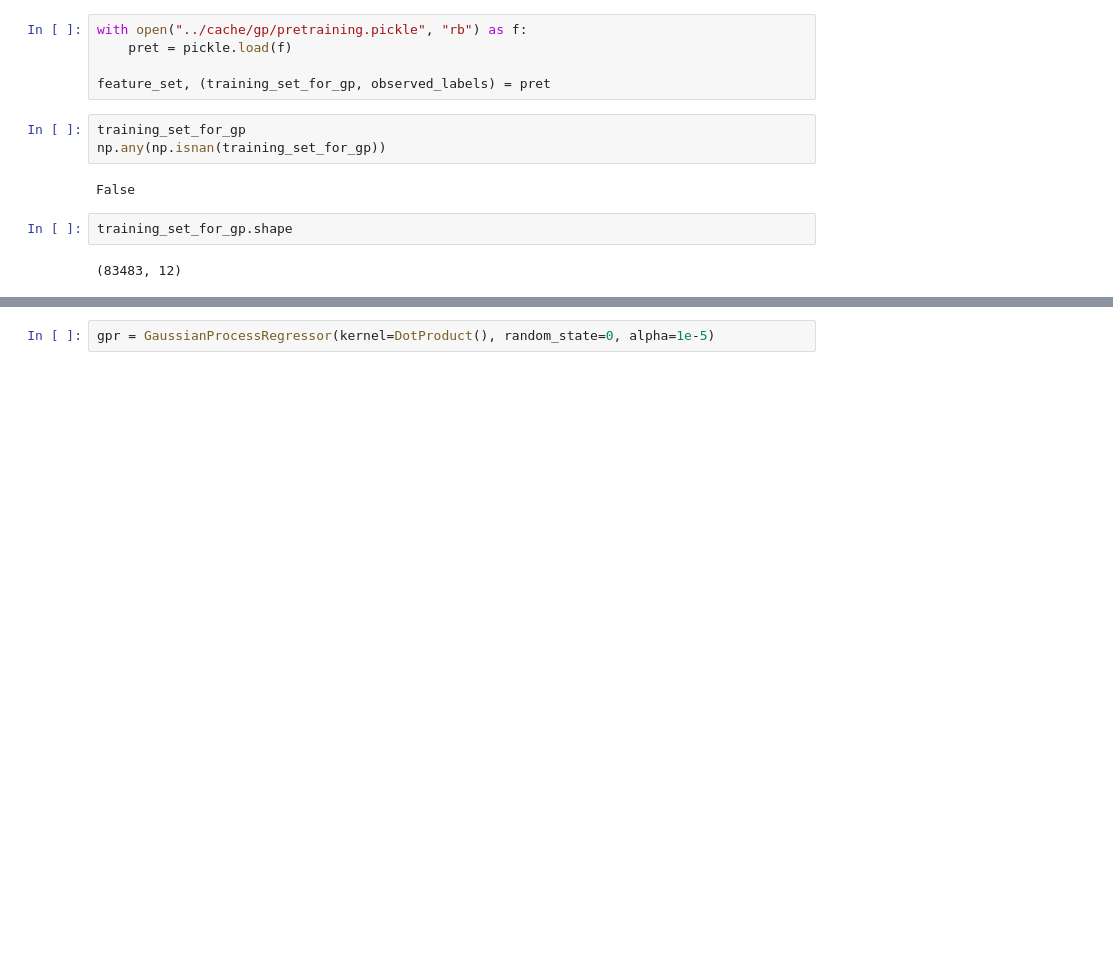
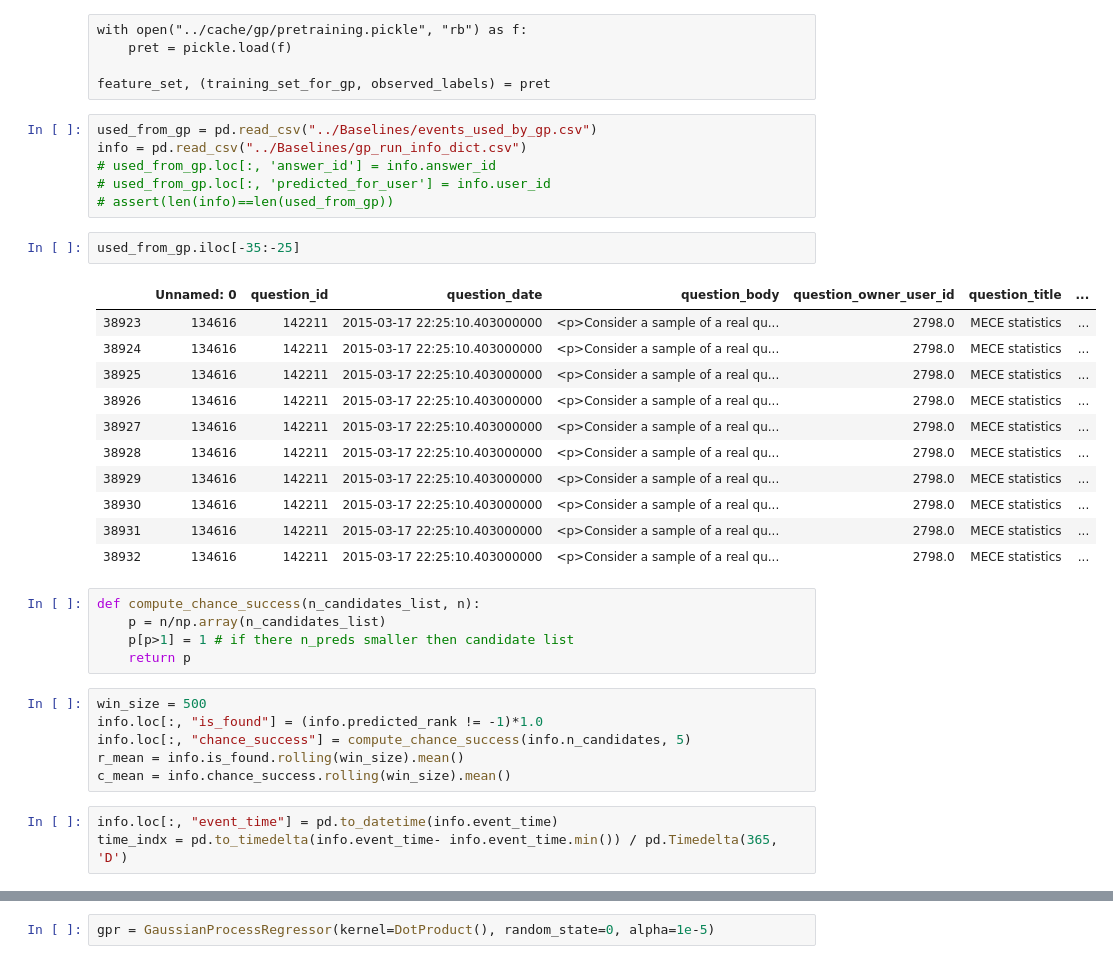
Before and after one commit to elvisnava/DSLab-StackOverflow, a Jupyter notebook: data-exploration/GP.ipynb, the cells around one changed output, grey strips where cells are left out. Drawn from its saved outputs; the diff is of its cells as text; blank space fills up the shorter version.

```diff
--- a/data-exploration/GP.ipynb
+++ b/data-exploration/GP.ipynb
@@ -9,17 +12,42 @@ import sys
 sys.path.append("/Users/clemens/Documents/courses/DS-Lab/Baselines")
 
 import gp_features
-# %%
-with open("../cache/gp/pretraining.pickle", "rb") as f:
-    pret = pickle.load(f)
-
-feature_set, (training_set_for_gp, observed_labels) = pret
-# %%
-training_set_for_gp
-np.any(np.isnan(training_set_for_gp))
-# %% [output]
-False
-# %%
-training_set_for_gp.shape
-# %% [output]
-(83483, 12)
+# %% [raw]
+with open("../cache/gp/pretraining.pickle", "rb") as f:
+    pret = pickle.load(f)
+
+feature_set, (training_set_for_gp, observed_labels) = pret
+# %%
+used_from_gp = pd.read_csv("../Baselines/events_used_by_gp.csv")
+info = pd.read_csv("../Baselines/gp_run_info_dict.csv")
+# used_from_gp.loc[:, 'answer_id'] = info.answer_id
+# used_from_gp.loc[:, 'predicted_for_user'] = info.user_id
+# assert(len(info)==len(used_from_gp))
+# %%
+used_from_gp.iloc[-35:-25]
+# %% [output]
+|  | Unnamed: 0 | question_id | question_date | question_body | question_owner_user_id | question_title | ... |
+| 38923 | 134616 | 142211 | 2015-03-17 22:25:10.403000000 | <p>Consider a sample of a real qu... | 2798.0 | MECE statistics | ... |
+| 38924 | 134616 | 142211 | 2015-03-17 22:25:10.403000000 | <p>Consider a sample of a real qu... | 2798.0 | MECE statistics | ... |
+| 38925 | 134616 | 142211 | 2015-03-17 22:25:10.403000000 | <p>Consider a sample of a real qu... | 2798.0 | MECE statistics | ... |
+| 38926 | 134616 | 142211 | 2015-03-17 22:25:10.403000000 | <p>Consider a sample of a real qu... | 2798.0 | MECE statistics | ... |
+| 38927 | 134616 | 142211 | 2015-03-17 22:25:10.403000000 | <p>Consider a sample of a real qu... | 2798.0 | MECE statistics | ... |
+| 38928 | 134616 | 142211 | 2015-03-17 22:25:10.403000000 | <p>Consider a sample of a real qu... | 2798.0 | MECE statistics | ... |
+| 38929 | 134616 | 142211 | 2015-03-17 22:25:10.403000000 | <p>Consider a sample of a real qu... | 2798.0 | MECE statistics | ... |
+| 38930 | 134616 | 142211 | 2015-03-17 22:25:10.403000000 | <p>Consider a sample of a real qu... | 2798.0 | MECE statistics | ... |
+| 38931 | 134616 | 142211 | 2015-03-17 22:25:10.403000000 | <p>Consider a sample of a real qu... | 2798.0 | MECE statistics | ... |
+| 38932 | 134616 | 142211 | 2015-03-17 22:25:10.403000000 | <p>Consider a sample of a real qu... | 2798.0 | MECE statistics | ... |
+# %%
+def compute_chance_success(n_candidates_list, n):
+    p = n/np.array(n_candidates_list)
+    p[p>1] = 1 # if there n_preds smaller then candidate list
+    return p
+# %%
+win_size = 500
+info.loc[:, "is_found"] = (info.predicted_rank != -1)*1.0
+info.loc[:, "chance_success"] = compute_chance_success(info.n_candidates, 5)
+r_mean = info.is_found.rolling(win_size).mean()
+c_mean = info.chance_success.rolling(win_size).mean()
+# %%
+info.loc[:, "event_time"] = pd.to_datetime(info.event_time)
+time_indx = pd.to_timedelta(info.event_time- info.event_time.min()) / pd.Timedelta(365, 'D')
```
Also changed, not shown: parts of 4 cells of this notebook.
